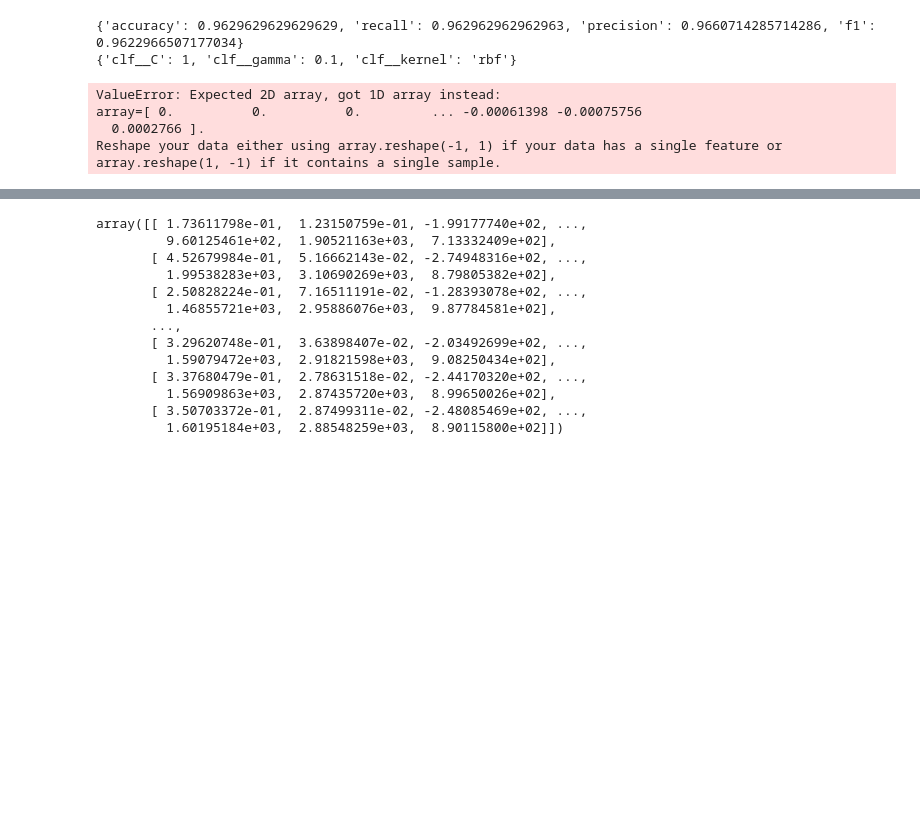
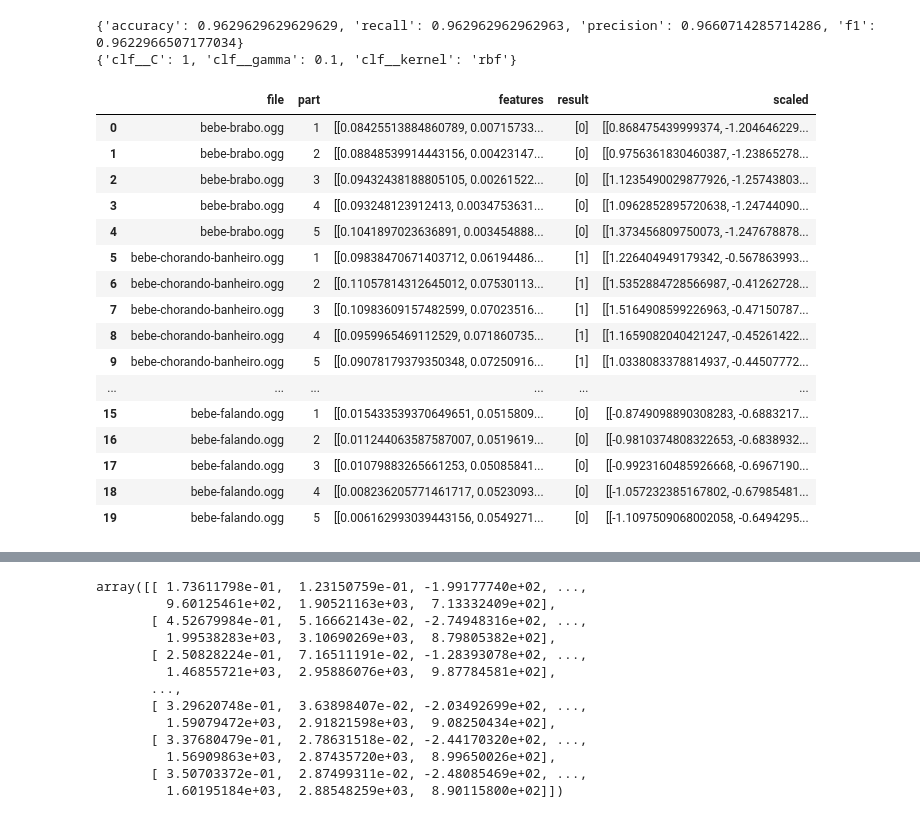
Before and after one commit to jopapo/ninando, a Jupyter notebook: learning/full_test_notebook.ipynb, the cells around one changed output, grey strips where cells are left out. Saved outputs shown, nothing was run; the diff lists cells and outputs as text; code cells hidden in the pictures; blank space fills up the shorter version.

```diff
--- a/learning/full_test_notebook.ipynb
+++ b/learning/full_test_notebook.ipynb
@@ -177,27 +177,40 @@ lazy.save('../app_v1/assets/models/svc-1.json')
 # %%
 # Dados pra teste do modelo Torch no Android
 results = []
 
-sc = StandardScaler() # Teste com scales
+scaler = best_estimator_to[0] # Teste com scales
 
 for audio_file in glob.glob('my_data/*.ogg'):
     # https://stackoverflow.com/questions/41146759/check-sklearn-version-before-loading-model-using-joblib
     with warnings.catch_warnings():
         warnings.simplefilter("ignore", category=UserWarning)
 
     pd.options.display.max_colwidth = 1000
 
     audio_part = 0
     for audio_data in offset_audio_file(audio_file):
         audio_part = audio_part + 1
         features = get_features(audio_data)
         result = best_estimator_to.predict(features)
-        scaled = best_estimator_to[0].transform(features)
+        scaled = scaler.transform(features)
         results.append([os.path.basename(audio_file), audio_part, features, result, scaled])
 
 pd.DataFrame(results, columns=["file", "part", "features", "result", "scaled"])
 # %% [output]
-ValueError: Expected 2D array, got 1D array instead:
-array=[ 0.          0.          0.         ... -0.00061398 -0.00075756
-  0.0002766 ].
-Reshape your data either using array.reshape(-1, 1) if your data has a single feature or array.reshape(1, -1) if it contains a single sample.
+|  | file | part | features | result | scaled |
+| 0 | bebe-brabo.ogg | 1 | [[0.08425513884860789, 0.00715733... | [0] | [[0.868475439999374, -1.204646229... |
+| 1 | bebe-brabo.ogg | 2 | [[0.08848539914443156, 0.00423147... | [0] | [[0.9756361830460387, -1.23865278... |
+| 2 | bebe-brabo.ogg | 3 | [[0.09432438188805105, 0.00261522... | [0] | [[1.1235490029877926, -1.25743803... |
+| 3 | bebe-brabo.ogg | 4 | [[0.093248123912413, 0.0034753631... | [0] | [[1.0962852895720638, -1.24744090... |
+| 4 | bebe-brabo.ogg | 5 | [[0.1041897023636891, 0.003454888... | [0] | [[1.373456809750073, -1.247678878... |
+| 5 | bebe-chorando-banheiro.ogg | 1 | [[0.09838470671403712, 0.06194486... | [1] | [[1.226404949179342, -0.567863993... |
+| 6 | bebe-chorando-banheiro.ogg | 2 | [[0.11057814312645012, 0.07530113... | [1] | [[1.5352884728566987, -0.41262728... |
+| 7 | bebe-chorando-banheiro.ogg | 3 | [[0.10983609157482599, 0.07023516... | [1] | [[1.5164908599226963, -0.47150787... |
+| 8 | bebe-chorando-banheiro.ogg | 4 | [[0.0959965469112529, 0.071860735... | [1] | [[1.1659082040421247, -0.45261422... |
+| 9 | bebe-chorando-banheiro.ogg | 5 | [[0.09078179379350348, 0.07250916... | [1] | [[1.0338083378814937, -0.44507772... |
+| ... | ... | ... | ... | ... | ... |
+| 15 | bebe-falando.ogg | 1 | [[0.015433539370649651, 0.0515809... | [0] | [[-0.8749098890308283, -0.6883217... |
+| 16 | bebe-falando.ogg | 2 | [[0.011244063587587007, 0.0519619... | [0] | [[-0.9810374808322653, -0.6838932... |
+| 17 | bebe-falando.ogg | 3 | [[0.01079883265661253, 0.05085841... | [0] | [[-0.9923160485926668, -0.6967190... |
+| 18 | bebe-falando.ogg | 4 | [[0.008236205771461717, 0.0523093... | [0] | [[-1.057232385167802, -0.67985481... |
+| 19 | bebe-falando.ogg | 5 | [[0.006162993039443156, 0.0549271... | [0] | [[-1.1097509068002058, -0.6494295... |
```
Also changed, not shown: parts of 1 cell of this notebook.
